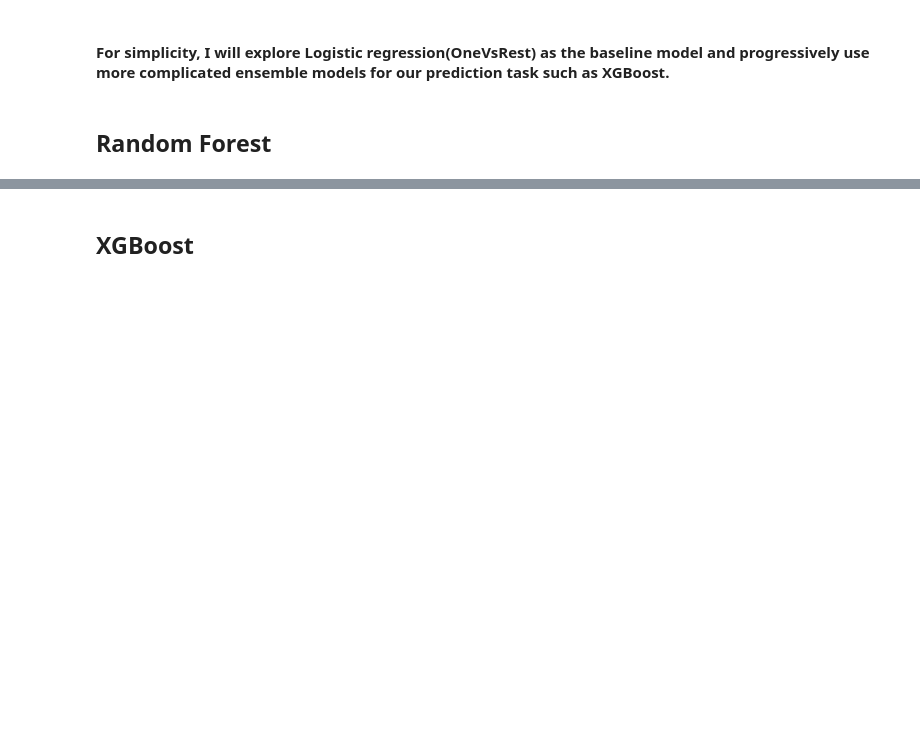
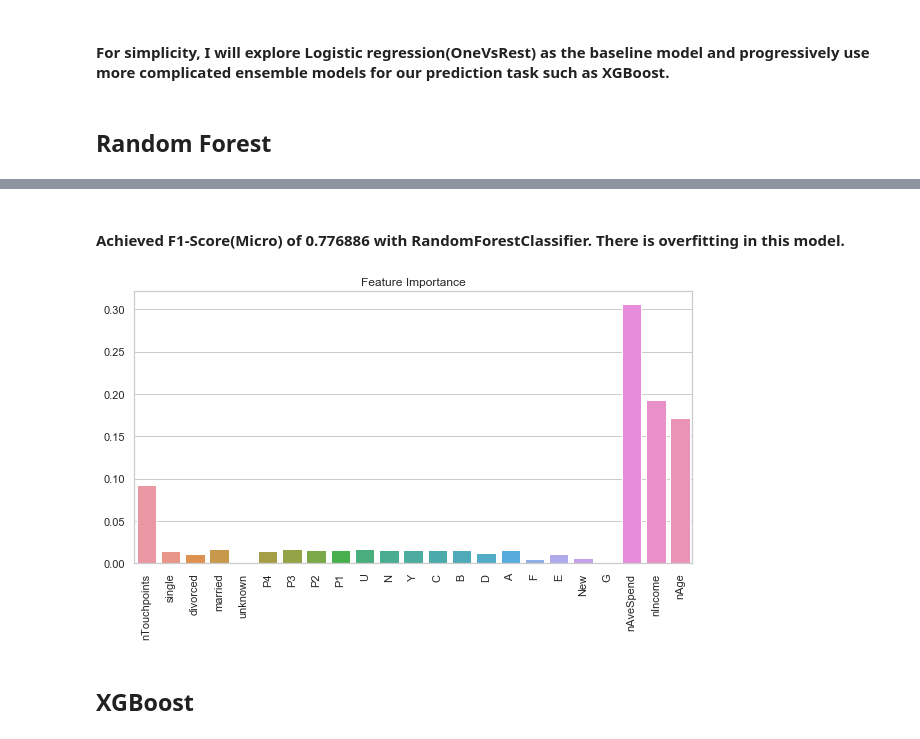
Before and after one commit to ernestng11/touchpoint-prediction, a Jupyter notebook: model-building.ipynb, the cells around one changed output, grey strips where cells are left out. Saved outputs shown, nothing was run; the diff lists cells and outputs as text; code cells hidden in the pictures; blank space fills up the shorter version.

Commit message:
update plots

```diff
--- a/model-building.ipynb
+++ b/model-building.ipynb
@@ -275,0 +619,9 @@ Retrieved Test Data
+# %%
+clf6 = gsearch5.best_estimator_
+
+params5 = {
+    'max_depth'         : [24,25,26]
+}
+#metrics to consider: f1_micro, f1_macro, roc_auc_ovr
+gsearch6 = GridSearchCV(estimator = clf6, param_grid = params5, scoring='f1_micro',n_jobs=-1,verbose = 10, cv=5)
+gsearch6.fit(training_data['X_train'], training_data['Y_train'].reshape(training_data['Y_train'].shape[0],))
@@ -275,0 +659,2 @@ Retrieved Test Data
+# %%
+getTrainScores(gsearch6)
@@ -275,0 +666,11 @@ Retrieved Test Data
+# %%
+final_clf = gsearch6.best_estimator_
+# %%
+final_clf.fit(training_data['X_train'], training_data['Y_train'].reshape(training_data['Y_train'].shape[0],))
+predicted_labels = final_clf.predict(training_data['X_test'])
+train_pred = final_clf.predict(training_data['X_train'])
+print('Train Accuracy:'+str(accuracy_score(training_data['Y_train'], train_pred)))
+print('Train F1-Score(Micro):'+str(f1_score(training_data['Y_train'], train_pred,average='micro')))
+print('------')
+print('Test Accuracy:'+str(accuracy_score(training_data['Y_test'], predicted_labels)))
+print('Test F1-Score(Micro):'+str(f1_score(training_data['Y_test'], predicted_labels,average='micro')))
@@ -276,2 +689,12 @@ Retrieved Test Data
+# %% [markdown]
+#### Achieved F1-Score(Micro) of 0.776886 with RandomForestClassifier. There is overfitting in this model.
+# %%
+f, ax = plt.subplots(figsize=(10,5))
+plot = sns.barplot(x=features, y=final_clf.feature_importances_)
+ax.set_title('Feature Importance')
+plot.set_xticklabels(plot.get_xticklabels(),rotation='vertical')
+plt.show()
+# %% [output]
+[figure, added]
 # %% [markdown]
 ## XGBoost
```
Also changed, not shown: parts of 24 cells of this notebook, 2 other files.
